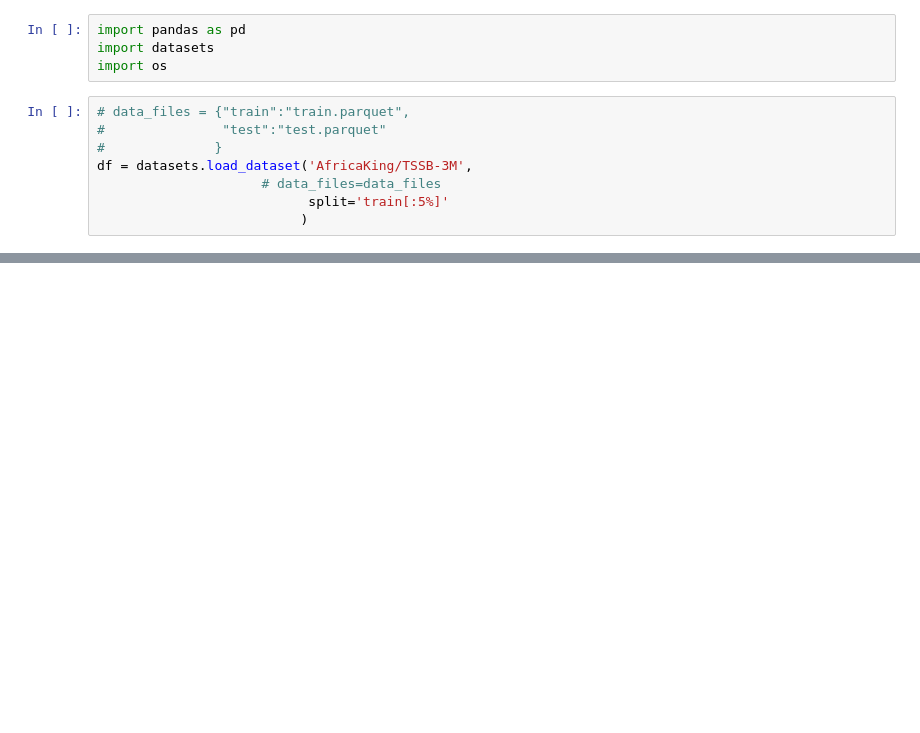
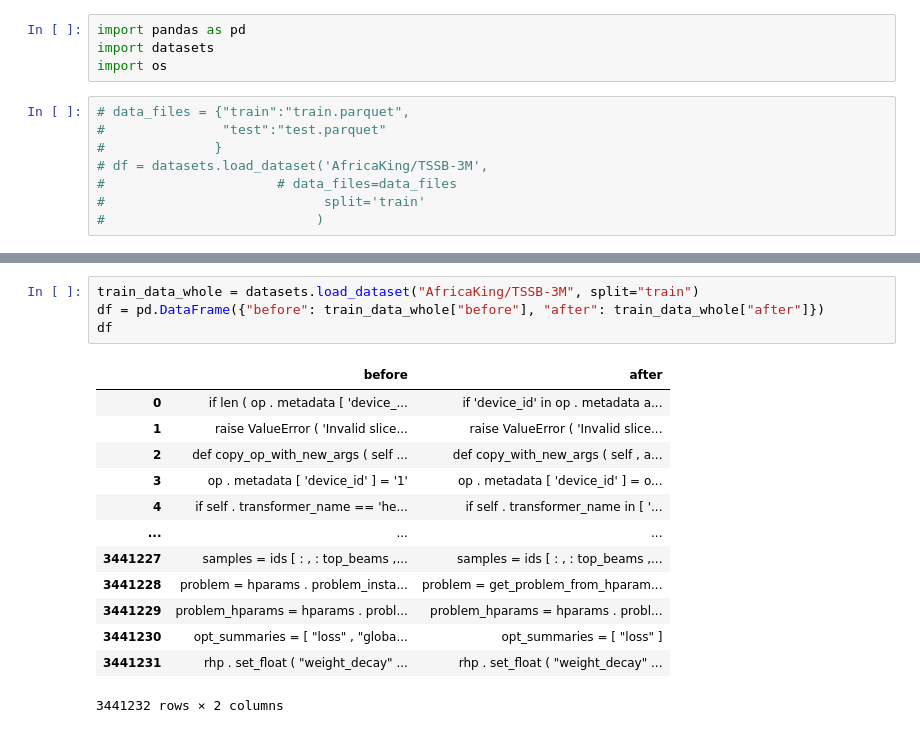
Before and after one commit to kakairesteven/PyVulRepair, a Jupyter notebook: PyVulRepair/Untitled.ipynb, the cells around one changed output, grey strips where cells are left out. Drawn from its saved outputs; the diff is of its cells as text; blank space fills up the shorter version.

Commit message:
Training

```diff
--- a/PyVulRepair/Untitled.ipynb
+++ b/PyVulRepair/Untitled.ipynb
@@ -6,9 +6,9 @@ import os
 # data_files = {"train":"train.parquet",
 #               "test":"test.parquet"
 #              }
-df = datasets.load_dataset('AfricaKing/TSSB-3M',
-                     # data_files=data_files
-                           split='train[:5%]'
-                          )
+# df = datasets.load_dataset('AfricaKing/TSSB-3M',
+#                      # data_files=data_files
+#                            split='train'
+#                           )
 # %%
 # source feature
@@ -36,0 +425,18 @@ scriptFunction()
+# %%
+train_data_whole = datasets.load_dataset("AfricaKing/TSSB-3M", split="train")
+df = pd.DataFrame({"before": train_data_whole["before"], "after": train_data_whole["after"]})
+df
+# %% [output]
+|  | before | after |
+| 0 | if len ( op . metadata [ 'device_... | if 'device_id' in op . metadata a... |
+| 1 | raise ValueError ( 'Invalid slice... | raise ValueError ( 'Invalid slice... |
+| 2 | def copy_op_with_new_args ( self ... | def copy_with_new_args ( self , a... |
+| 3 | op . metadata [ 'device_id' ] = '1' | op . metadata [ 'device_id' ] = o... |
+| 4 | if self . transformer_name == 'he... | if self . transformer_name in [ '... |
+| ... | ... | ... |
+| 3441227 | samples = ids [ : , : top_beams ,... | samples = ids [ : , : top_beams ,... |
+| 3441228 | problem = hparams . problem_insta... | problem = get_problem_from_hparam... |
+| 3441229 | problem_hparams = hparams . probl... | problem_hparams = hparams . probl... |
+| 3441230 | opt_summaries = [ "loss" , "globa... | opt_summaries = [ "loss" ] |
+| 3441231 | rhp . set_float ( "weight_decay" ... | rhp . set_float ( "weight_decay" ... |
+3441232 rows × 2 columns
```
Also changed, not shown: parts of 14 cells of this notebook, 2 other files.
